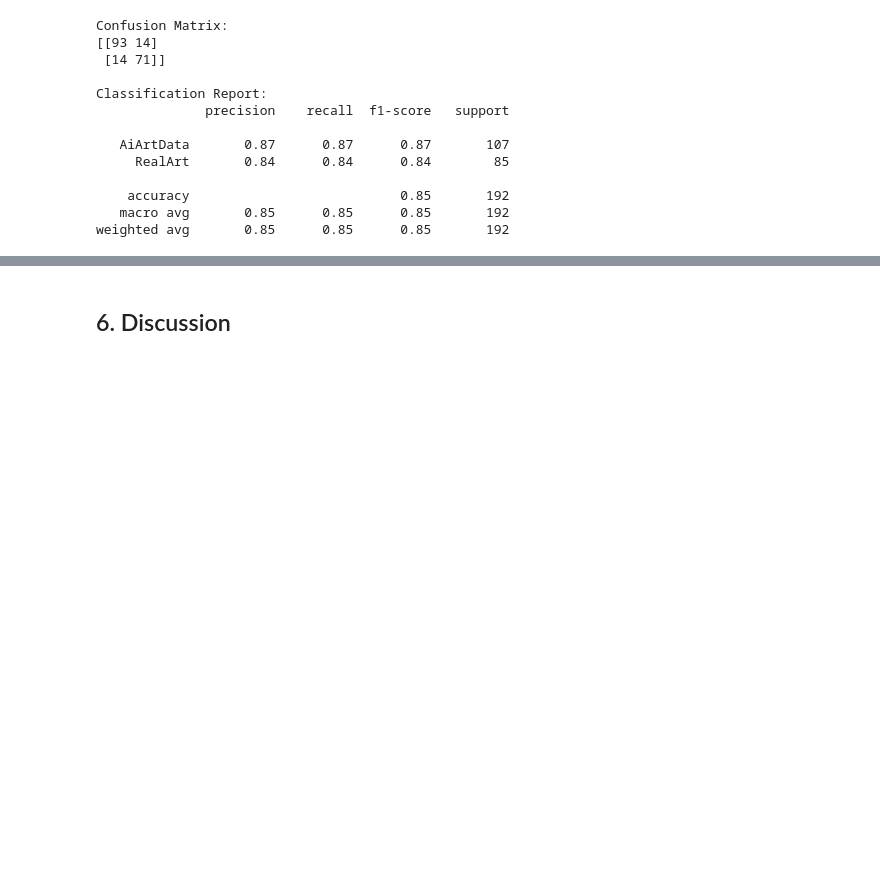
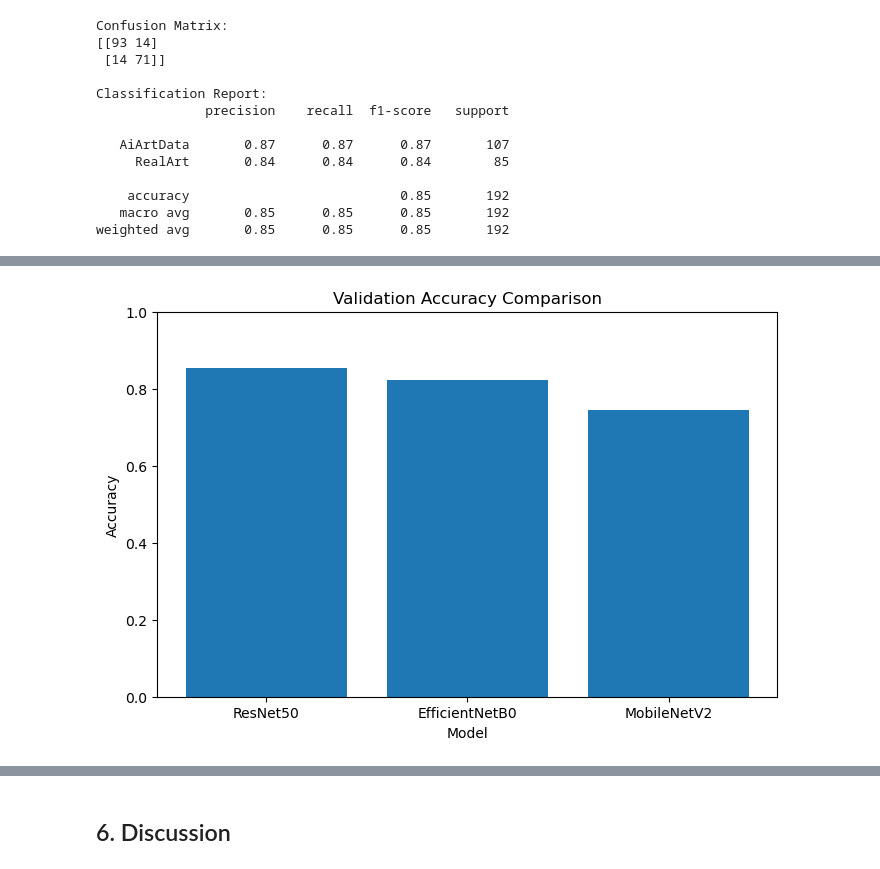
Before and after one commit to emilyalphonse/INFO284, a Jupyter notebook: dataset_tidy.ipynb, the cells around one changed output, grey strips where cells are left out. Drawn from its saved outputs; the diff is of its cells as text; code cells hidden in the pictures; blank space fills up the shorter version.

```diff
--- a/dataset_tidy.ipynb
+++ b/dataset_tidy.ipynb
@@ -1439,0 +1468,8 @@ weighted avg       0.85      0.85      0.85       192
+# %%
+comparison_df = pd.DataFrame({
+    "Model": ["ResNet50", "EfficientNetB0", "MobileNetV2"],
+    "Validation Accuracy": [0.854167, 0.822917, 0.744792]
+})
+
+comparison_df = comparison_df.sort_values(by="Validation Accuracy", ascending=False)
+comparison_df
@@ -1439,0 +1485,10 @@ weighted avg       0.85      0.85      0.85       192
+# %%
+plt.figure(figsize=(8, 5))
+plt.bar(comparison_df["Model"], comparison_df["Validation Accuracy"])
+plt.title("Validation Accuracy Comparison")
+plt.xlabel("Model")
+plt.ylabel("Accuracy")
+plt.ylim(0, 1)
+plt.show()
+# %% [output]
+[figure, added]
```
Also changed, not shown: parts of 12 cells of this notebook.
